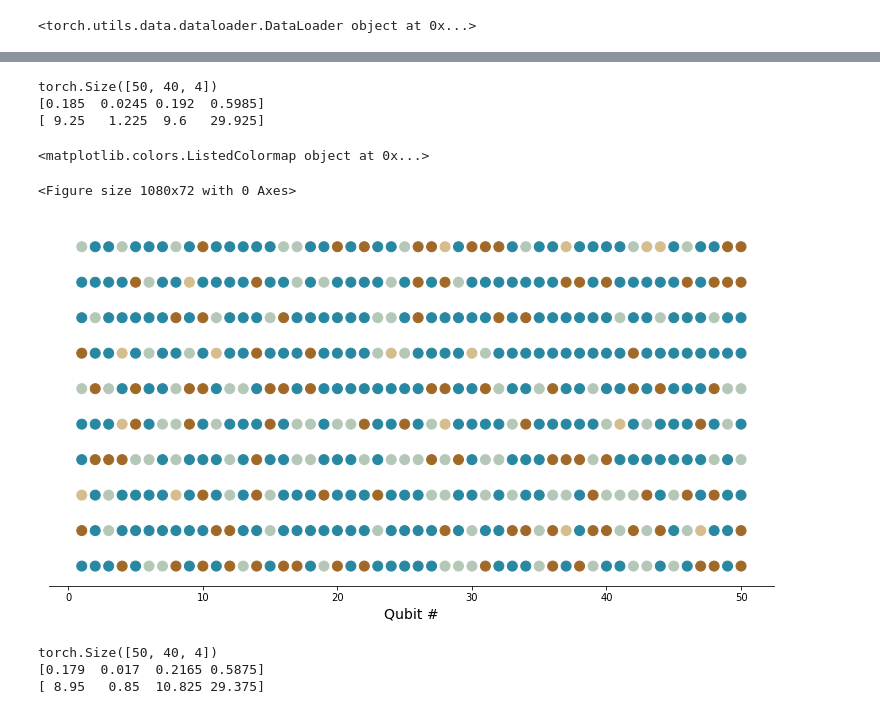
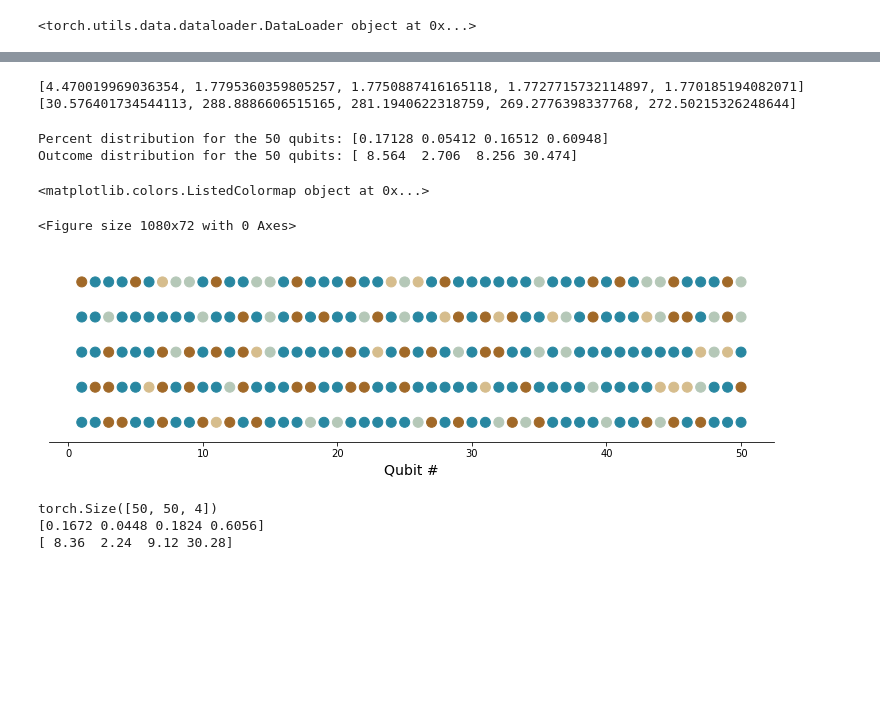
Before and after one commit to MelkoCollective/Pepinillo, a Jupyter notebook: POVMRNNFunctioning.ipynb, the cells around one changed output, grey strips where cells are left out. Cells and saved outputs as stored; diff of their text form; code cells hidden in the pictures; blank space fills up the shorter version.

```diff
--- a/POVMRNNFunctioning.ipynb
+++ b/POVMRNNFunctioning.ipynb
@@ -56,13 +56,13 @@ print(device)
 
 n_qubits = 50
 n_outcomes =4
-batchSize =40
+batchSize =500
 hidden_size = 100
-num_gru_layers = 2
+num_gru_layers = 3
 num_epochs = 50
 log_interval = 100
 loss_by_step = True
-lr = 0.001
+lr = 0.01
 # %% [output]
 cuda:0
 # %%
@@ -73,12 +79,9 @@ print(data_array.shape)
 # %%
-# TAKE A LOOK AT WHAT YOUR INPUT DATA LOOKS LIKE, I AM PRINTING THE FIRST ROW (FIRST SAMPLE OF 50 QUBITS)
-# I THEN RESHAPE THEM SO EVERY 4 VALUES, WHICH REPRESENT ONE QUBITS OUTCOME MEASUREMENT, APPENDED INTO 50 ROWS
-# PER SAMPLE. SO NOW THE DATA IS OF THE SHAPE [n_samples x n_qubits x n_outcomes]
-#print(data_array[0])
-reshaped_array = np.empty((1000000, 50, 4))
+# NOW THE DATA IS OF THE SHAPE [n_samples x n_qubits x n_outcomes]
+
+reshaped_array = np.empty((data_array.shape[0], 50, 4))
 for i in range(data_array.shape[0]):
     reshaped_array[i] = data_array[i].reshape((50,4))
-#print(reshaped_array[0])
 # %%
 # I LOAD THE DATA INTO A PYTORCH DATALOADER CLASS
 
@@ -291,15 +335,19 @@ KeyboardInterrupt:
+# %%
+print(KLs, fidelities)
+# %% [output]
+[4.470019969036354, 1.7795360359805257, 1.7750887416165118, 1.7727715732114897, 1.770185194082071] [30.576401734544113, 288.8886606515165, 281.1940622318759, 269.2776398337768, 272.50215326248644]
 # %%
 ## try sampling from it, compute average probability of each outcome
 sample_test = model.sample()
 #compare probabilities:
-print(sample_test.shape)
+#print(sample_test[:,0,:])
 bin_counts = [np.bincount(np.argmax(sample_test[:,i,:].cpu().data.numpy(), axis = 1)) for i in range(batchSize) ]
-print((np.array(bin_counts).mean(0) / np.array(bin_counts).mean(0).sum()))
-print(np.array(bin_counts).mean(0))
+#print(bin_counts)
+print("Percent distribution for the 50 qubits:",(np.array(bin_counts).mean(0) / np.array(bin_counts).mean(0).sum()))
+print("Outcome distribution for the 50 qubits:",np.array(bin_counts).mean(0))
 # %% [output]
-torch.Size([50, 40, 4])
-[0.185  0.0245 0.192  0.5985]
-[ 9.25   1.225  9.6   29.925]
+Percent distribution for the 50 qubits: [0.17128 0.05412 0.16512 0.60948]
+Outcome distribution for the 50 qubits: [ 8.564  2.706  8.256 30.474]
 # %%
 def plot_samples(sample_test = sample_test, n_samples = 1, n_qubits = n_qubits):
     qubits = np.arange(1, n_qubits + 1)
@@ -320,35 +368,35 @@ def plot_samples(sample_test = sample_test, n_samples = 1, n_qubits = n_qubits):
     print(cmap)
 
     if n_samples == 1:
         fig = plt.figure(figsize=(15,1))
         plt.scatter(qubits, np.zeros_like(qubits),
                 c=color_labels[0], cmap=cmap, vmin=0, s=120)
         #plt.axis('off')
         plt.xlabel("Qubit #", fontsize=14)
     else:
         fig, axes = plt.subplots(n_samples, 1, figsize=(13,n_samples * 0.66))
         fig.subplots_adjust(hspace=-0.1)
         for i in range(n_samples):
             axes[i].scatter(qubits, np.zeros_like(qubits),
                     c=color_labels[i], cmap=cmap, vmin=0, s=100)
             axes[i].set_yticks([])
             sns.despine(left=True, bottom=True)
             #sns.despine(bottom=True)
             #sns.despine(top=True)
             if i == n_samples - 1:
                 axes[i].set_xlabel("Qubit #", fontsize=14)
                 axes[i].spines["bottom"].set_visible(True)
             else:
                 axes[i].set_xticks([])
 
     plt.show()
     return
 
-plot_samples(sample_test = sample_test, n_samples = 10, n_qubits = 50)
+plot_samples(sample_test = sample_test, n_samples = 5, n_qubits = 50)
 # %% [output]
 <matplotlib.colors.ListedColormap object at 0x...>
 <Figure size 1080x72 with 0 Axes>
-[figure, old version]
+[figure, new version]
 # %%
 #batchSize = 50
 #batchSize = 100
@@ -373,24 +421,28 @@ def sample(model, n_qubits, batchSize = batchSize, hidden_size = hidden_size, n_
         #initialize for one-hot encoding, qubit_i_samples will be a class chosen for each batch entry based on probabilities
         # batchSize number of samples for ith qubit
         qubit_i_samples = torch.zeros(batchSize)
-        #eventually the one hot encoded samples for the ith qubit, num_samples = batchSize
-        sample_i = torch.zeros(batchSize,n_outcomes)
+
         if i == 0:
-            output, hidden, outcome = model.step(inputX, hidden)
+            output, hidden, outcome = model.step(initX, hidden)
             qubit_i_probs = outcome.to('cpu').data.numpy()
+            #print(qubit_i_probs[0])
         elif i > 0:
-            model.step(sample_i.unsqueeze(0).to(device).double(), hidden)
+            output, hidden, outcome = model.step(samples[i-1].unsqueeze(0).to(device).double(), hidden)
+            qubit_i_probs = outcome.to('cpu').data.numpy()
+            #print(qubit_i_probs[0])
 
         for batch_entry in range(batchSize):
             qubit_i_samples[batch_entry] = torch.from_numpy(np.random.choice([0,1,2,3], size = 1, p=qubit_i_probs[batch_entry]))
-        sample_i[torch.arange(qubit_i_samples.shape[0]).long(), qubit_i_samples.long()] = 1
-        #print(sample_i)
+        samples[i][torch.arange(batchSize).long(), qubit_i_samples.long()] = 1
+        input = samples[i]
+        #print(samples[i])
 
-        samples[i] = sample_i
+        #samples[i] = sample_i
 
     return samples
 
-sample_test = sample(model, n_qubits)
+sample_test = sample(model, 50)
+
 
 #compare probabilities:
 print(sample_test.shape)
@@ -398,6 +450,6 @@ bin_counts = [np.bincount(np.argmax(sample_test[:,i,:].cpu().data.numpy(), axis
 print((np.array(bin_counts).mean(0) / np.array(bin_counts).mean(0).sum()))
 print(np.array(bin_counts).mean(0))
 # %% [output]
-torch.Size([50, 40, 4])
-[0.179  0.017  0.2165 0.5875]
-[ 8.95   0.85  10.825 29.375]
+torch.Size([50, 50, 4])
+[0.1672 0.0448 0.1824 0.6056]
+[ 8.36  2.24  9.12 30.28]
```
Also changed, not shown: parts of 7 cells of this notebook.
